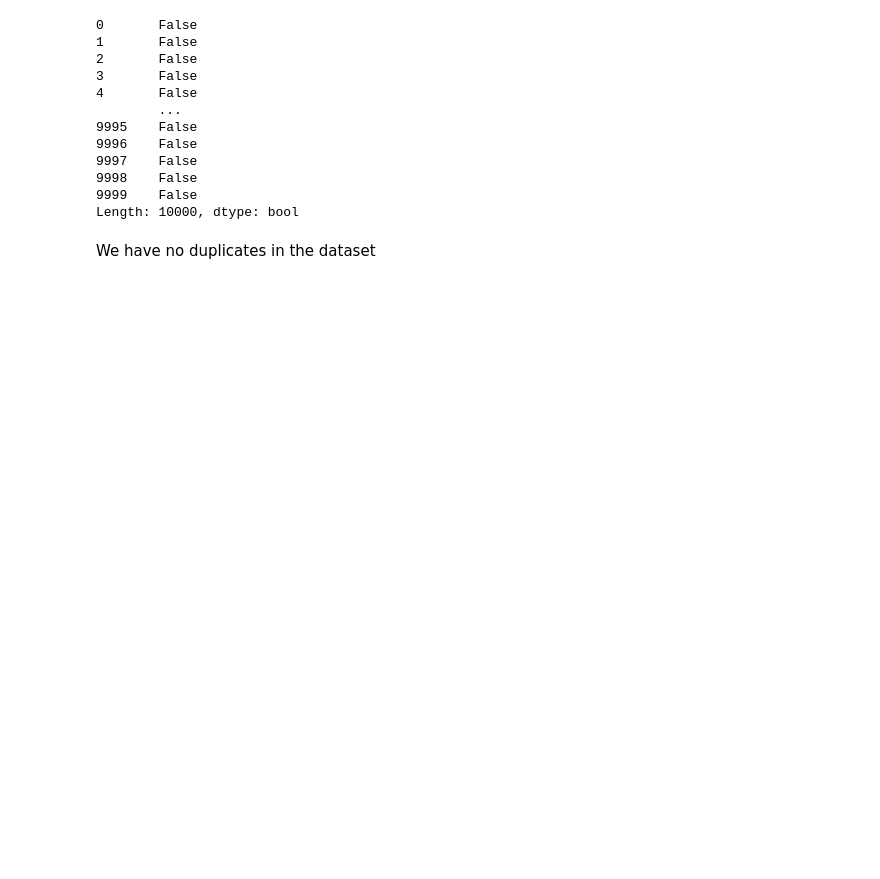
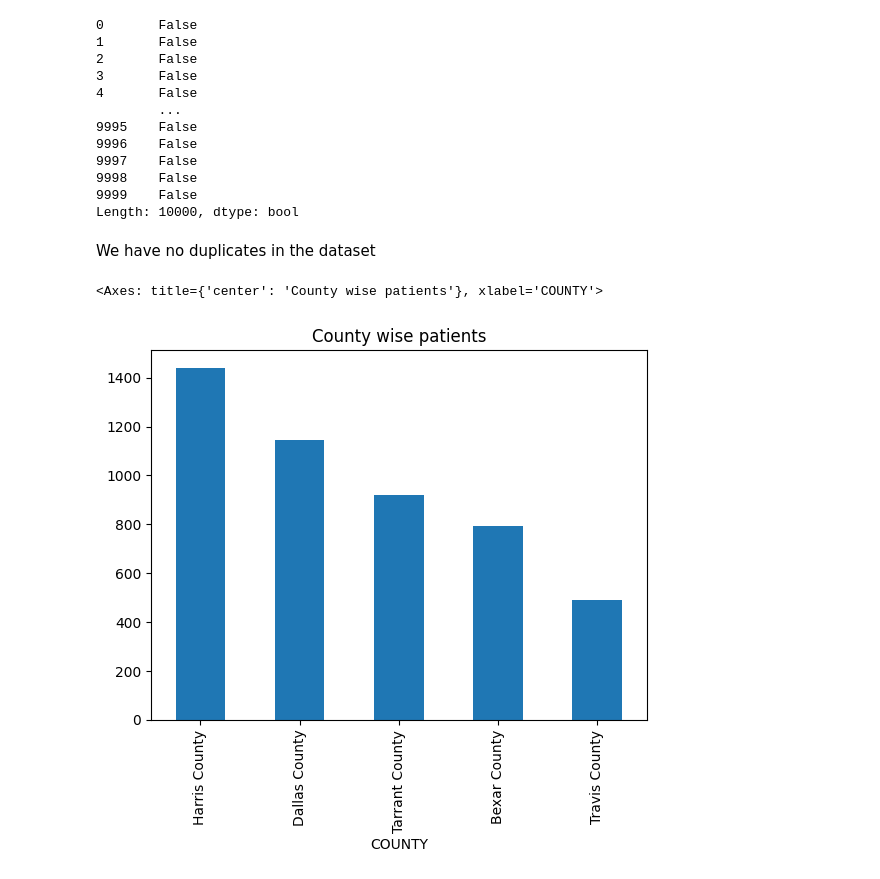
Before and after one commit to ABHISHEKBANKAWAT/Data_Engineering_Task, a Jupyter notebook: Step 1 - Data_quality_check/Dataset_EDA.ipynb, the cells around one changed output. Drawn from its saved outputs; the diff is of its cells as text; code cells hidden in the pictures; blank space fills up the shorter version.

```diff
--- a/Step 1 - Data_quality_check/Dataset_EDA.ipynb
+++ b/Step 1 - Data_quality_check/Dataset_EDA.ipynb
@@ -98,3 +98,10 @@ So we can see in the above output we have missing values in many columns and our
 Length: 10000, dtype: bool
 # %% [markdown]
 We have no duplicates in the dataset
+# %%
+patients['COUNTY'].value_counts()\
+        .head(5) \
+        .plot(kind='bar',title='County wise patients')
+# %% [output]
+<Axes: title={'center': 'County wise patients'}, xlabel='COUNTY'>
+[figure, added]
```
Also changed, not shown: parts of 3 cells of this notebook.
